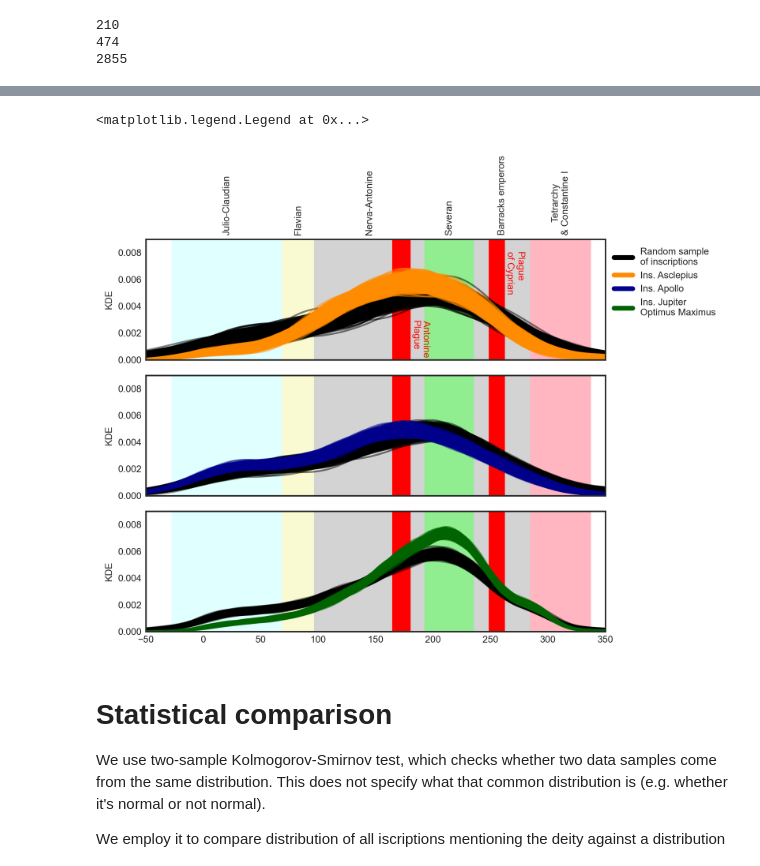
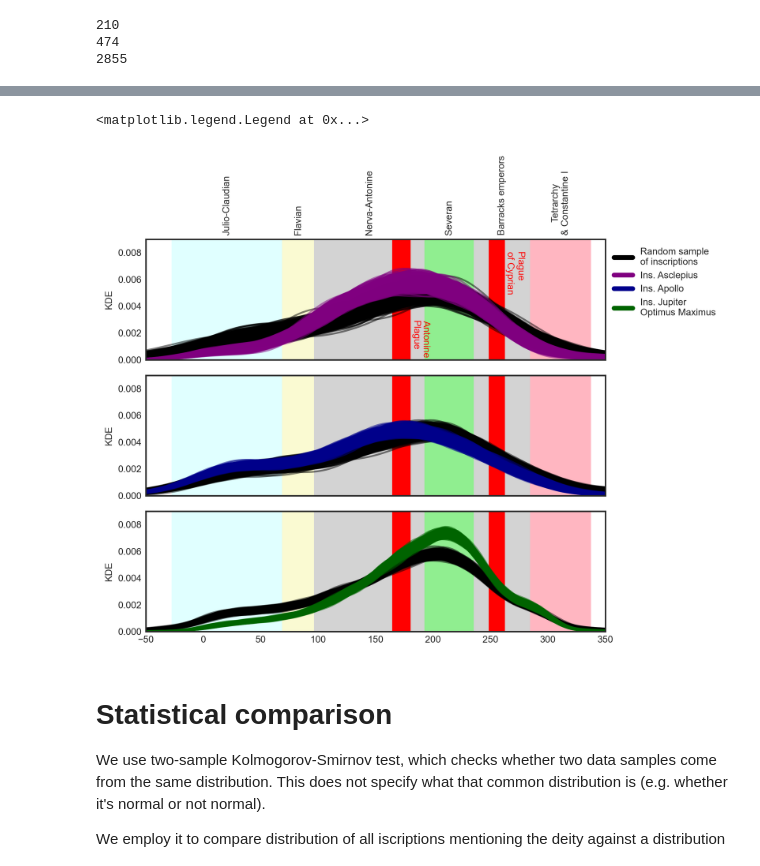
Before and after one commit to sdam-au/ASCNET, a Jupyter notebook: scripts/2_temporal.ipynb, the cells around one changed output, grey strips where cells are left out. Saved outputs shown, nothing was run; the diff lists cells and outputs as text; code cells hidden in the pictures.

```diff
--- a/scripts/2_temporal.ipynb
+++ b/scripts/2_temporal.ipynb
@@ -423,7 +423,7 @@ ax1.xaxis.tick_top()
 for data in var_data_asclep_control[:n_sims]:
     sns.kdeplot(data, ax=ax1, color="black", alpha=0.5)
 for data in var_data_asclep[:n_sims]:
-    sns.kdeplot(data, ax=ax1, color="darkorange", alpha=0.5)
+    sns.kdeplot(data, ax=ax1, color="purple", alpha=0.5)
 
     ax1.set_xlim(-50,350)
 ax1.set_ylabel("KDE")
@@ -470,6 +470,6 @@ ax3.set_ylim(0, 0.009)
 ax3.axvspan(165, 180, color="red")
 ax3.axvspan(249, 262, color="red")
 
-markers = [plt.Line2D([0,0],[0,0],color=color, lw=4) for color in ["black", "darkorange", "darkblue", "darkgreen"]]
+markers = [plt.Line2D([0,0],[0,0],color=color, lw=4) for color in ["black", "purple", "darkblue", "darkgreen"]]
 ax1.legend(markers, ["Random sample\nof inscriptions", "Ins. Asclepius", "Ins. Apollo", "Ins. Jupiter\nOptimus Maximus"], bbox_to_anchor=(1, 1), loc='upper left')
 # %% [output]
@@ -478,5 +478,5 @@ Wall time: 1min 54s
 <matplotlib.legend.Legend at 0x...>
-[figure, old version]
+[figure, new version]
 # %%
 save_figure(fig, "comparing_distributions_kde")
 # %% [markdown]
```
Also changed, not shown: parts of 2 cells of this notebook, 8 other files.
